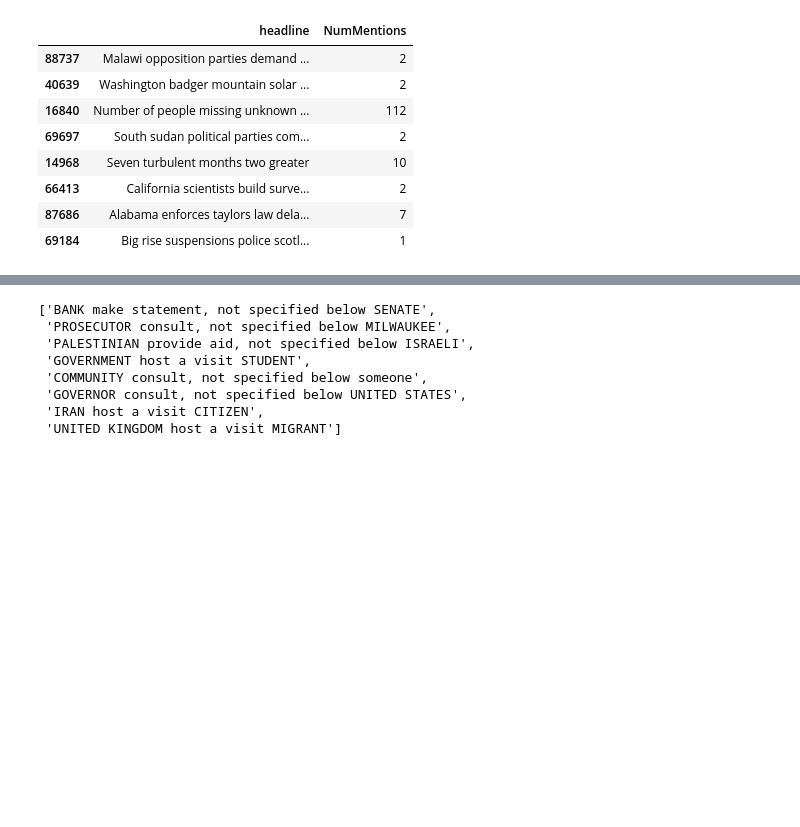
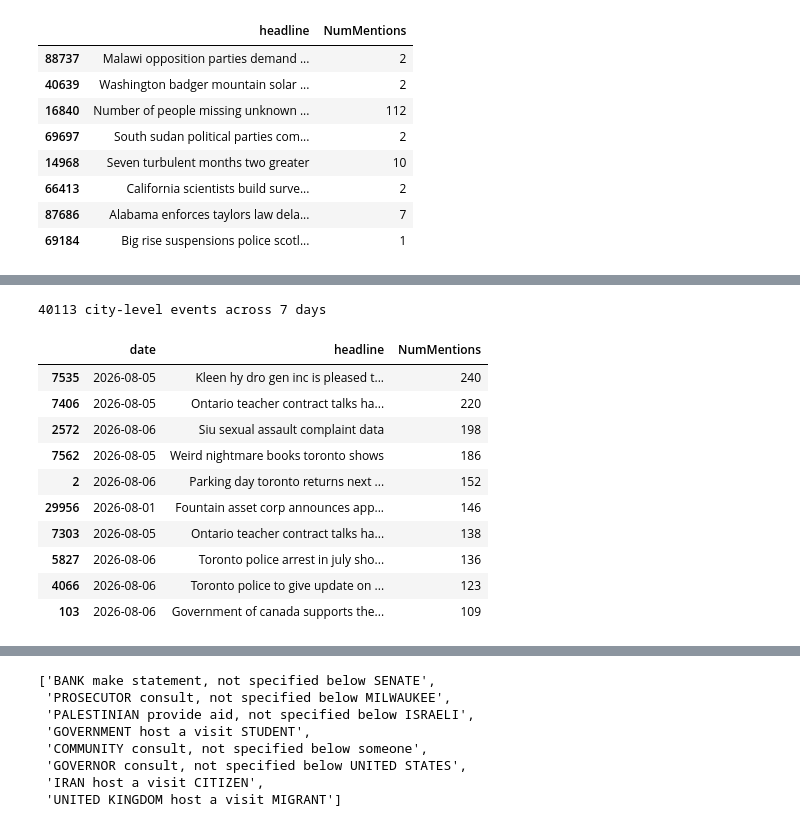
Before and after one commit to diegojramirezs7/zitygeist-data, a Jupyter notebook: notebooks/gdelt/gdelt.ipynb, the cells around one changed output, grey strips where cells are left out. Saved outputs shown, nothing was run; the diff lists cells and outputs as text; code cells hidden in the pictures; blank space fills up the shorter version.

```diff
--- a/notebooks/gdelt/gdelt.ipynb
+++ b/notebooks/gdelt/gdelt.ipynb
@@ -518,0 +523,53 @@ headlined.dropna(subset=["headline"])[["headline", "NumMentions"]].sample(8)
+# %%
+WEEK_DAYS = 7
+WEEK_COLS = ["GlobalEventID", "ActionGeo_CountryCode", "ActionGeo_Type",
+             "ActionGeo_FullName", "SOURCEURL", "NumMentions"]
+
+frames = []
+for i in range(1, WEEK_DAYS + 1):
+    d = date.today() - timedelta(days=i)
+    try:
+        day_df = fetch_gdelt_day(d, WEEK_COLS)
+    except Exception as e:
+        print(d, "skipped", e)
+        continue
+    day_df = day_df[(day_df.ActionGeo_CountryCode.isin(COUNTRIES))
+                     & (day_df.ActionGeo_Type == 4)].copy()   # world city granularity only
+    day_df["date"] = d
+    frames.append(day_df)
+
+week_events = pd.concat(frames, ignore_index=True)
+week_events["city"] = week_events.ActionGeo_FullName.str.split(",").str[0].str.strip()
+week_events["headline"] = week_events["SOURCEURL"].apply(slug_to_headline)
+
+print(f"{len(week_events)} city-level events across {len(frames)} days")
+# %% [output]
+40113 city-level events across 7 days
+# %%
+def top_stories(city: str, country: str = None, n: int = 10) -> pd.DataFrame:
+    """Top n stories for a city this week, ranked by NumMentions.
+
+    Dedupes by SOURCEURL, not by headline text — two different outlets
+    covering the same story with a similar-looking slug are still two
+    real, separately-mentioned stories, not one.
+    """
+    sub = week_events[week_events.city == city]
+    if country:
+        sub = sub[sub.ActionGeo_CountryCode == country]
+    sub = sub.dropna(subset=["headline"]).drop_duplicates(subset="SOURCEURL")
+    return sub.nlargest(n, "NumMentions")[["date", "headline", "NumMentions"]]
+
+
+top_stories("Toronto", "CA")
+# %% [output]
+|  | date | headline | NumMentions |
+| 7535 | 2026-08-05 | Kleen hy dro gen inc is pleased t... | 240 |
+| 7406 | 2026-08-05 | Ontario teacher contract talks ha... | 220 |
+| 2572 | 2026-08-06 | Siu sexual assault complaint data | 198 |
+| 7562 | 2026-08-05 | Weird nightmare books toronto shows | 186 |
+| 2 | 2026-08-06 | Parking day toronto returns next ... | 152 |
+| 29956 | 2026-08-01 | Fountain asset corp announces app... | 146 |
+| 7303 | 2026-08-05 | Ontario teacher contract talks ha... | 138 |
+| 5827 | 2026-08-06 | Toronto police arrest in july sho... | 136 |
+| 4066 | 2026-08-06 | Toronto police to give update on ... | 123 |
+| 103 | 2026-08-06 | Government of canada supports the... | 109 |
```
Also changed, not shown: parts of 2 cells of this notebook.
